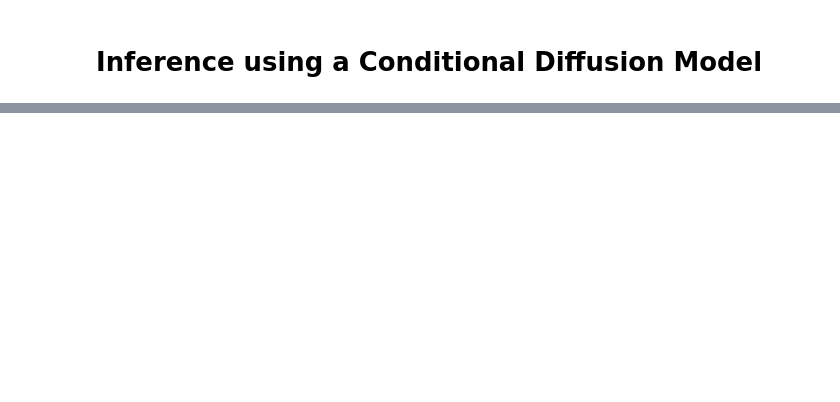
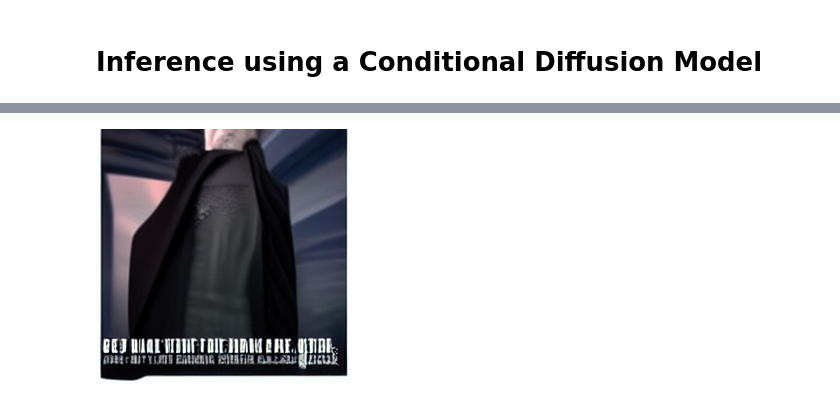
Before and after one commit to GT4SD/gt4sd-core, a Jupyter notebook: notebooks/diffusion-demo.ipynb, the cells around one changed output, grey strips where cells are left out. Cells and saved outputs as stored; diff of their text form; code cells hidden in the pictures; blank space fills up the shorter version.

```diff
--- a/notebooks/diffusion-demo.ipynb
+++ b/notebooks/diffusion-demo.ipynb
@@ -17 +46,8 @@ algorithm = ApplicationsRegistry.get_application_instance(
+# %%
+prompt = "GT4SD on the moon!"
+image = algorithm.generator(prompt=prompt)
+# %%
+image[0]
+# %% [output]
+[figure, added]
 # %%
```
Also changed, not shown: parts of 9 cells of this notebook, 5 other files.
